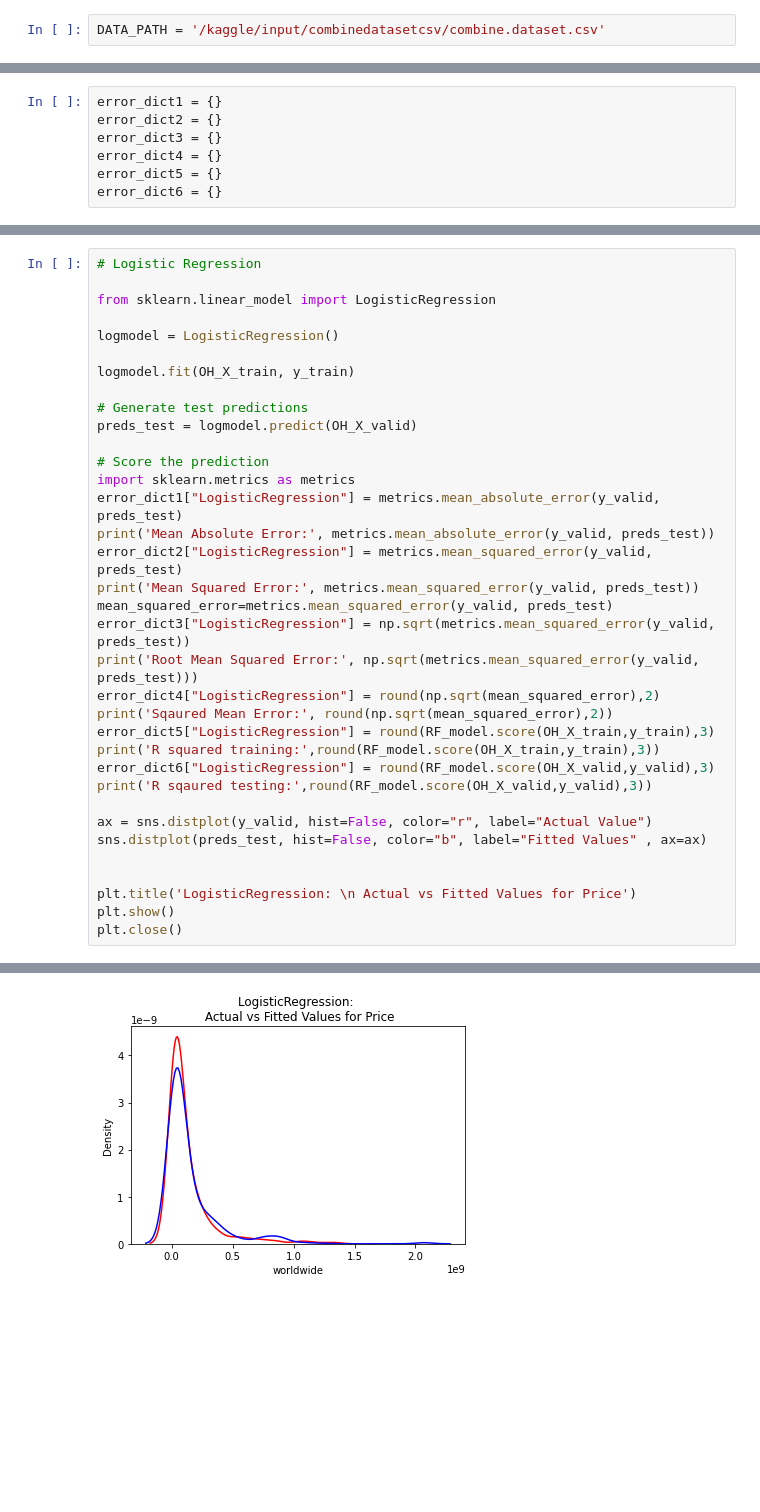
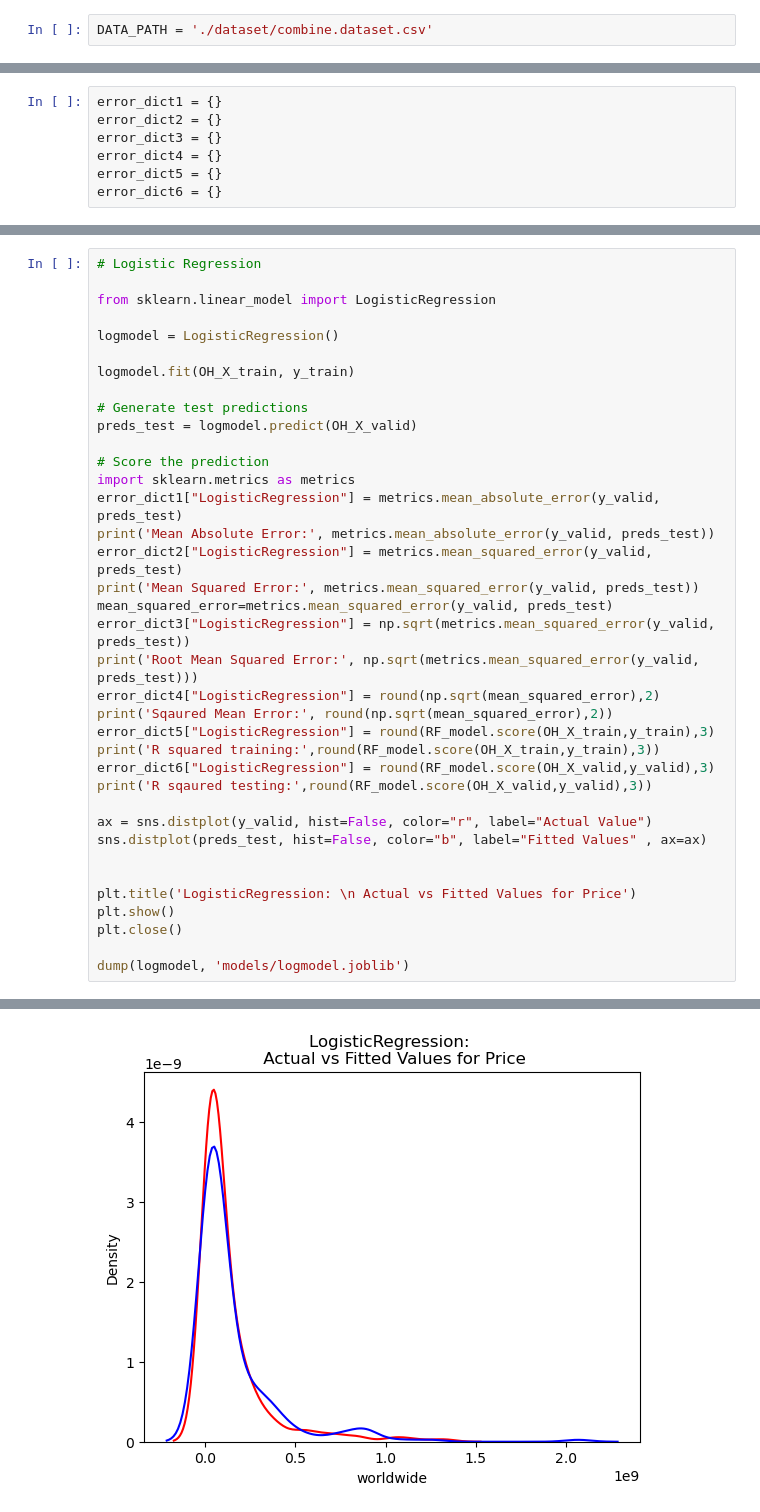
Before and after one commit to Iris1e27/EECS6893_Final_Project, a Jupyter notebook: prediction.ipynb, the cells around one changed output, grey strips where cells are left out. Cells and saved outputs as stored; diff of their text form; blank space fills up the shorter version.

```diff
--- a/prediction.ipynb
+++ b/prediction.ipynb
@@ -3,7 +3,7 @@ print("Setup Complete")
 # %% [output]
 Setup Complete
 # %%
-DATA_PATH = '/kaggle/input/combinedatasetcsv/combine.dataset.csv'
+DATA_PATH = './dataset/combine.dataset.csv'
 # %%
 import pandas as pd
 import numpy as np
@@ -269,6 +338,8 @@ sns.distplot(preds_test, hist=False, color="b", label="Fitted Values" , ax=ax)
 plt.title('LogisticRegression: \n Actual vs Fitted Values for Price')
 plt.show()
 plt.close()
+
+dump(logmodel, 'models/logmodel.joblib')
 # %% [output]
 STOP: TOTAL NO. of ITERATIONS REACHED LIMIT.
 
@@ -286 +376 @@ R sqaured testing: 0.342
-[figure, old version]
+[figure, new version]
```
Also changed, not shown: parts of 12 cells of this notebook, 3 other files.
